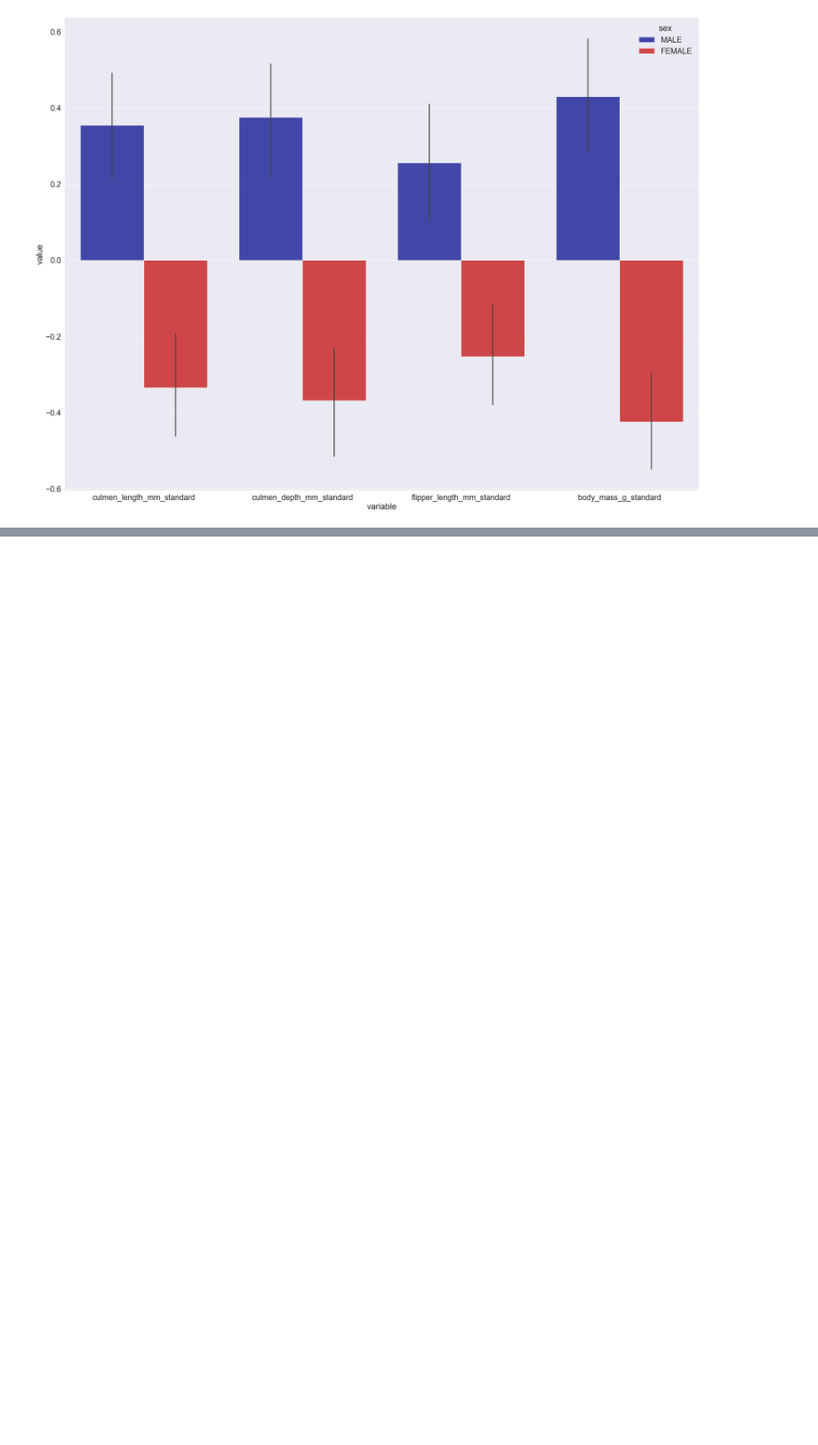
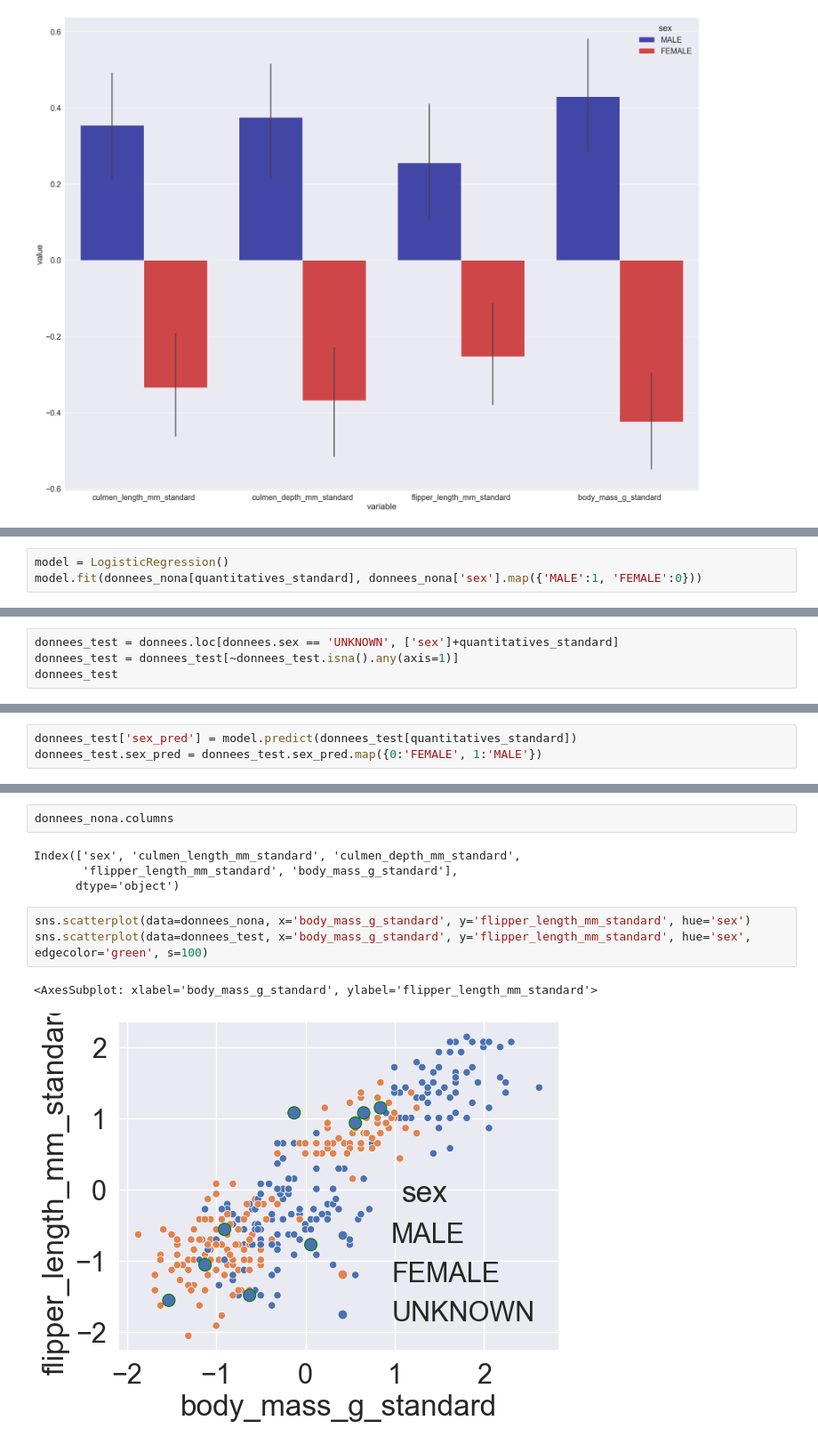
Before and after one commit to Logeodev/Course-MachineLearning, a Jupyter notebook: AnalyseExploratoire/Pinguins--Analyse exploratoire des données copy.ipynb, the cells around one changed output, grey strips where cells are left out. Shown at 89% size. Saved outputs shown, nothing was run; the diff lists cells and outputs as text; blank space fills up the shorter version.

```diff
--- a/AnalyseExploratoire/Pinguins--Analyse exploratoire des données copy.ipynb
+++ b/AnalyseExploratoire/Pinguins--Analyse exploratoire des données copy.ipynb
@@ -196,0 +201,3 @@ gbarplot = sns.barplot(x='variable',y='value',hue='sex', data=donnees_melt,palet
+# %%
+model = LogisticRegression()
+model.fit(donnees_nona[quantitatives_standard], donnees_nona['sex'].map({'MALE':1, 'FEMALE':0}))
@@ -196,0 +206,4 @@ gbarplot = sns.barplot(x='variable',y='value',hue='sex', data=donnees_melt,palet
+# %%
+donnees_test = donnees.loc[donnees.sex == 'UNKNOWN', ['sex']+quantitatives_standard]
+donnees_test = donnees_test[~donnees_test.isna().any(axis=1)]
+donnees_test
@@ -196,0 +221,3 @@ gbarplot = sns.barplot(x='variable',y='value',hue='sex', data=donnees_melt,palet
+# %%
+donnees_test['sex_pred'] = model.predict(donnees_test[quantitatives_standard])
+donnees_test.sex_pred = donnees_test.sex_pred.map({0:'FEMALE', 1:'MALE'})
@@ -196,0 +237,12 @@ gbarplot = sns.barplot(x='variable',y='value',hue='sex', data=donnees_melt,palet
+# %%
+donnees_nona.columns
+# %% [output]
+Index(['sex', 'culmen_length_mm_standard', 'culmen_depth_mm_standard',
+       'flipper_length_mm_standard', 'body_mass_g_standard'],
+      dtype='object')
+# %%
+sns.scatterplot(data=donnees_nona, x='body_mass_g_standard', y='flipper_length_mm_standard', hue='sex')
+sns.scatterplot(data=donnees_test, x='body_mass_g_standard', y='flipper_length_mm_standard', hue='sex', edgecolor='green', s=100)
+# %% [output]
+<AxesSubplot: xlabel='body_mass_g_standard', ylabel='flipper_length_mm_standard'>
+[figure, added]
```
Also changed, not shown: parts of 5 cells of this notebook, 1 other file.
